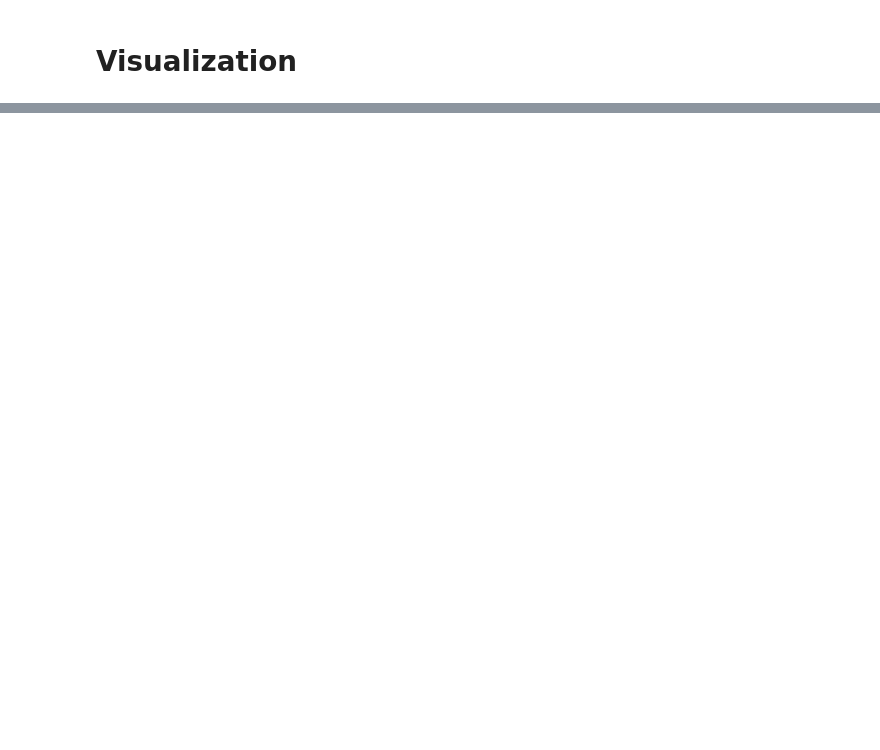
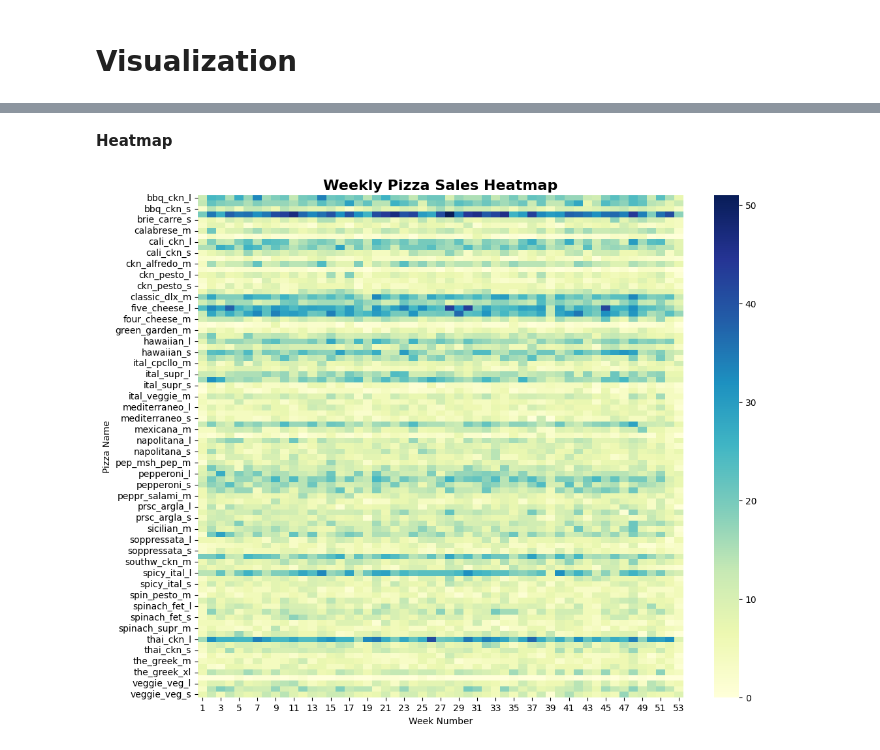
Before and after one commit to Avijit-Jana/Dominos-Predictive_Purchase_Order_System, a Jupyter notebook: Notebooks/EDA_&_Visualization.ipynb, the cells around one changed output, grey strips where cells are left out. Cells and saved outputs as stored; diff of their text form; code cells hidden in the pictures; blank space fills up the shorter version.

```diff
--- a/Notebooks/EDA_&_Visualization.ipynb
+++ b/Notebooks/EDA_&_Visualization.ipynb
@@ -207,0 +157,19 @@ df.to_csv('processed_data.csv')    # saving the cleaned data to a csv file
+# %% [markdown]
+**Heatmap**
+# %%
+heatmap_data = weekly_sales.pivot_table(
+    index='pizza_name_id',
+    columns='week_number',
+    values='quantity',
+    fill_value=0,  # Fill missing with 0 or another appropriate value
+    observed=False
+)
+
+plt.figure(figsize=(12, 10))
+sns.heatmap(heatmap_data, cmap="YlGnBu")
+plt.title("Weekly Pizza Sales Heatmap", fontsize=16, fontweight='bold')
+plt.xlabel("Week Number")
+plt.ylabel("Pizza Name")
+plt.show()
+# %% [output]
+[figure, added]
```
Also changed, not shown: parts of 34 cells of this notebook, 2 other files.
